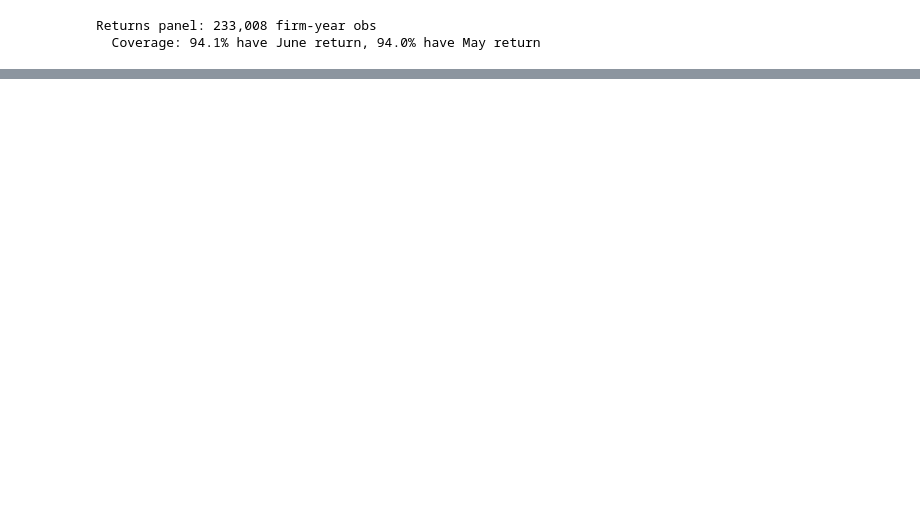
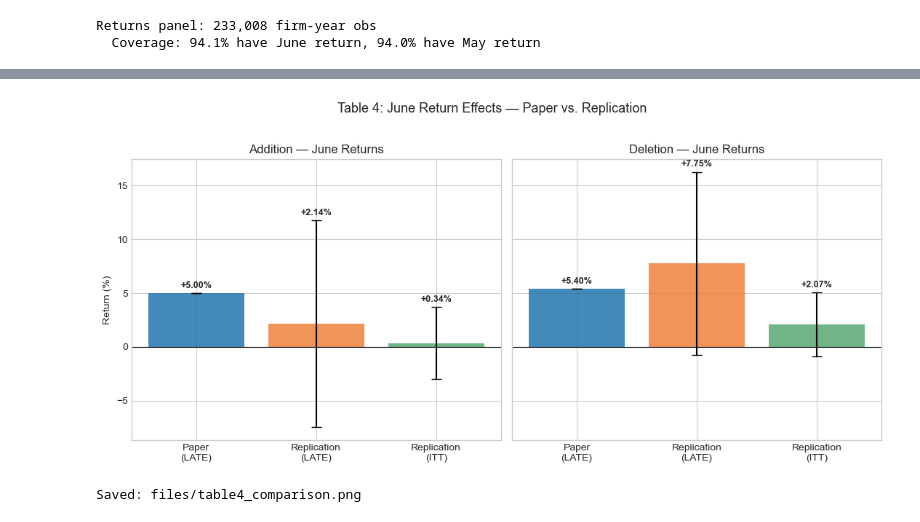
Before and after one commit to kennyr719/Regression-Discontinuity-and-the-Price-Effects-of-Stock-Market-Indexing-Replication, a Jupyter notebook: project.ipynb, the cells around one changed output, grey strips where cells are left out. Saved outputs shown, nothing was run; the diff lists cells and outputs as text; code cells hidden in the pictures; blank space fills up the shorter version.

```diff
--- a/project.ipynb
+++ b/project.ipynb
@@ -705,0 +1060,72 @@ Paper targets (LATE, actual Russell lists):
+# %%
+# ---------------------------------------------------------------------------
+# Figure: Table 4 — June Returns: Paper vs. Replication (LATE + ITT)
+#
+# Grouped bar chart showing Paper LATE, Replication LATE, and Replication
+# ITT for June returns, with ±1.96 SE error bars on the replication estimates.
+# ---------------------------------------------------------------------------
+# Paper values
+paper_add_jun = 0.050
+paper_del_jun = 0.054
+
+# Replication LATE (from fuzzy RD)
+_add_late = fuzzy_rd_estimate(
+    addition_df[addition_df["year"].between(SAMPLE_START, SAMPLE_END)],
+    outcome="ret_jun", bandwidth=BANDWIDTH, year_fe=True,
+)
+_del_late = fuzzy_rd_estimate(
+    deletion_df[deletion_df["year"].between(SAMPLE_START, SAMPLE_END)],
+    outcome="ret_jun", bandwidth=BANDWIDTH, year_fe=True,
+)
+
+# Replication ITT (from reduced form)
+_add_itt = reduced_form_estimate(
+    addition_df[addition_df["year"].between(SAMPLE_START, SAMPLE_END)],
+    outcome="ret_jun", bandwidth=BANDWIDTH, year_fe=True,
+)
+_del_itt = reduced_form_estimate(
+    deletion_df[deletion_df["year"].between(SAMPLE_START, SAMPLE_END)],
+    outcome="ret_jun", bandwidth=BANDWIDTH, year_fe=True,
+)
+
+fig, axes = plt.subplots(1, 2, figsize=(11, 5), sharey=True)
+
+for ax, sample_label, paper_val, late_res, itt_res in [
+    (axes[0], "Addition", paper_add_jun, _add_late, _add_itt),
+    (axes[1], "Deletion", paper_del_jun, _del_late, _del_itt),
+]:
+    categories = ["Paper\n(LATE)", "Replication\n(LATE)", "Replication\n(ITT)"]
+    vals = [
+        paper_val * 100,
+        late_res["coef"] * 100 if late_res else 0,
+        itt_res["coef"] * 100 if itt_res else 0,
+    ]
+    errs = [
+        0,  # no SE for paper
+        1.96 * late_res["se"] * 100 if late_res else 0,
+        1.96 * itt_res["se"] * 100 if itt_res else 0,
+    ]
+    colors = ["#2176AE", "#F0803C", "#57A773"]
+
+    bars = ax.bar(categories, vals, color=colors, alpha=0.85,
+                  yerr=errs, capsize=5, error_kw={"linewidth": 1.5})
+
+    # Add value labels on bars
+    for bar, v, e in zip(bars, vals, errs):
+        y_pos = v + e + 0.3 if v >= 0 else v - e - 0.8
+        ax.text(bar.get_x() + bar.get_width() / 2, y_pos,
+                f"{v:+.2f}%", ha="center", va="bottom" if v >= 0 else "top",
+                fontsize=9, fontweight="bold")
+
+    ax.axhline(0, color="k", linewidth=0.8)
+    ax.set_title(f"{sample_label} — June Returns", fontsize=12)
+    ax.set_ylabel("Return (%)" if ax == axes[0] else "")
+
+fig.suptitle("Table 4: June Return Effects — Paper vs. Replication", fontsize=13, y=1.02)
+fig.tight_layout()
+fig.savefig("files/table4_comparison.png", dpi=150, bbox_inches="tight")
+plt.show()
+print("Saved: files/table4_comparison.png")
+# %% [output]
+[figure, added]
+Saved: files/table4_comparison.png
```
Also changed, not shown: parts of 51 cells of this notebook, 29 other files.
